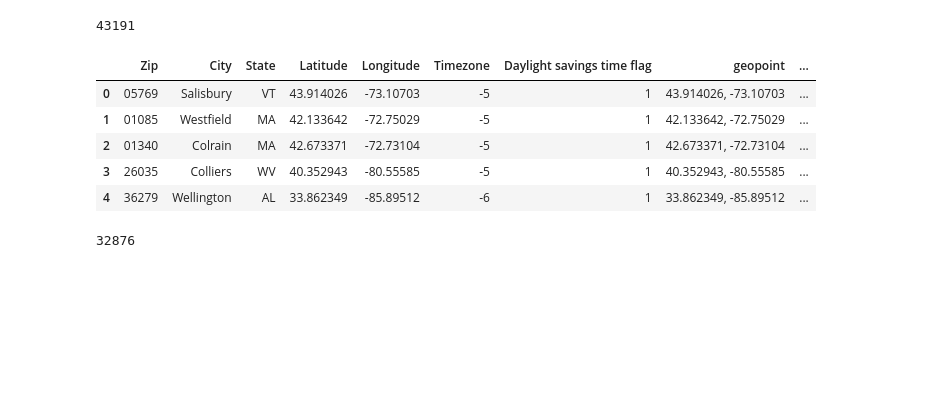
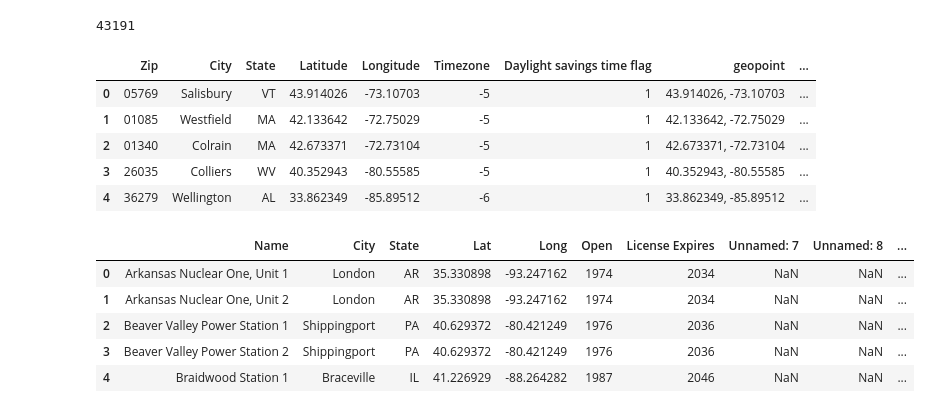
Before and after one commit to jhillner/Group-Project-1, a Jupyter notebook: Code/latDistance.ipynb, the cells around one changed output. Drawn from its saved outputs; the diff is of its cells as text; code cells hidden in the pictures; blank space fills up the shorter version.

```diff
--- a/Code/latDistance.ipynb
+++ b/Code/latDistance.ipynb
@@ -80,8 +80,14 @@ def distanceCalculator(lat1Reactor, long1Reactor, lat2City, long2City):
 
     distance = R * c
     return distance
-# %%
-geoPop.head()
-len(geoPop)
-# %% [output]
-32876
+# %%
+## load up latlngplant data
+reactor = pd.read_excel('../Data/LatLongPlants.xlsx')
+reactor.head()
+# %% [output]
+|  | Name | City | State | Lat | Long | Open | License Expires | Unnamed: 7 | Unnamed: 8 | ... |
+| 0 | Arkansas Nuclear One, Unit 1 | London | AR | 35.330898 | -93.247162 | 1974 | 2034 | NaN | NaN | ... |
+| 1 | Arkansas Nuclear One, Unit 2 | London | AR | 35.330898 | -93.247162 | 1974 | 2034 | NaN | NaN | ... |
+| 2 | Beaver Valley Power Station 1 | Shippingport | PA | 40.629372 | -80.421249 | 1976 | 2036 | NaN | NaN | ... |
+| 3 | Beaver Valley Power Station 2 | Shippingport | PA | 40.629372 | -80.421249 | 1976 | 2036 | NaN | NaN | ... |
+| 4 | Braidwood Station 1 | Braceville | IL | 41.226929 | -88.264282 | 1987 | 2046 | NaN | NaN | ... |
```
Also changed, not shown: parts of 7 cells of this notebook, 2 other files.
